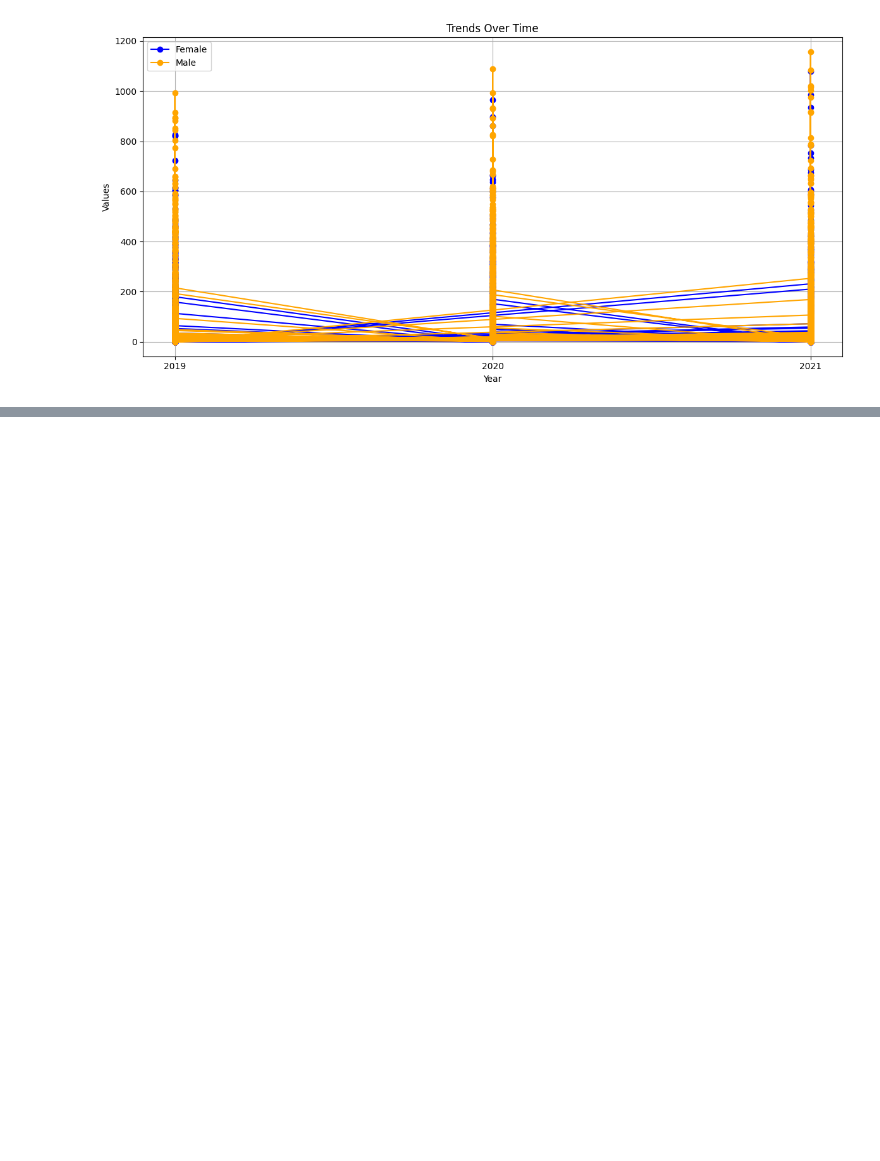
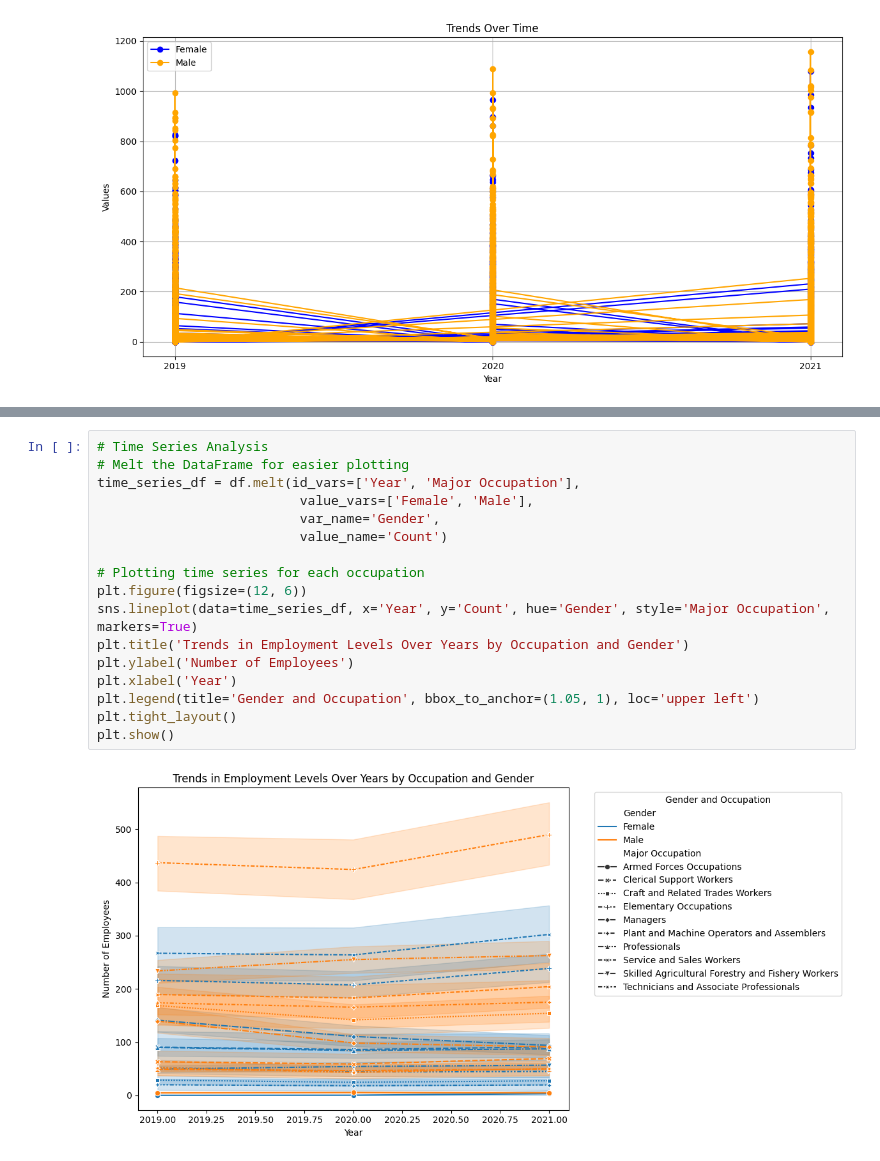
Before and after one commit to hotline8ling/Data-Mining-on-Employed-Persons-by-Major-Occupation-by-Region-by-Sex-in-the-Philippines, a Jupyter notebook: Test_Clean.ipynb, the cells around one changed output, grey strips where cells are left out. Saved outputs shown, nothing was run; the diff lists cells and outputs as text; blank space fills up the shorter version.

```diff
--- a/Test_Clean.ipynb
+++ b/Test_Clean.ipynb
@@ -653,0 +1138,19 @@ plt.show()
+# %%
+# Time Series Analysis
+# Melt the DataFrame for easier plotting
+time_series_df = df.melt(id_vars=['Year', 'Major Occupation'],
+                          value_vars=['Female', 'Male'],
+                          var_name='Gender',
+                          value_name='Count')
+
+# Plotting time series for each occupation
+plt.figure(figsize=(12, 6))
+sns.lineplot(data=time_series_df, x='Year', y='Count', hue='Gender', style='Major Occupation', markers=True)
+plt.title('Trends in Employment Levels Over Years by Occupation and Gender')
+plt.ylabel('Number of Employees')
+plt.xlabel('Year')
+plt.legend(title='Gender and Occupation', bbox_to_anchor=(1.05, 1), loc='upper left')
+plt.tight_layout()
+plt.show()
+# %% [output]
+[figure, added]
```
Also changed, not shown: parts of 16 cells of this notebook.
